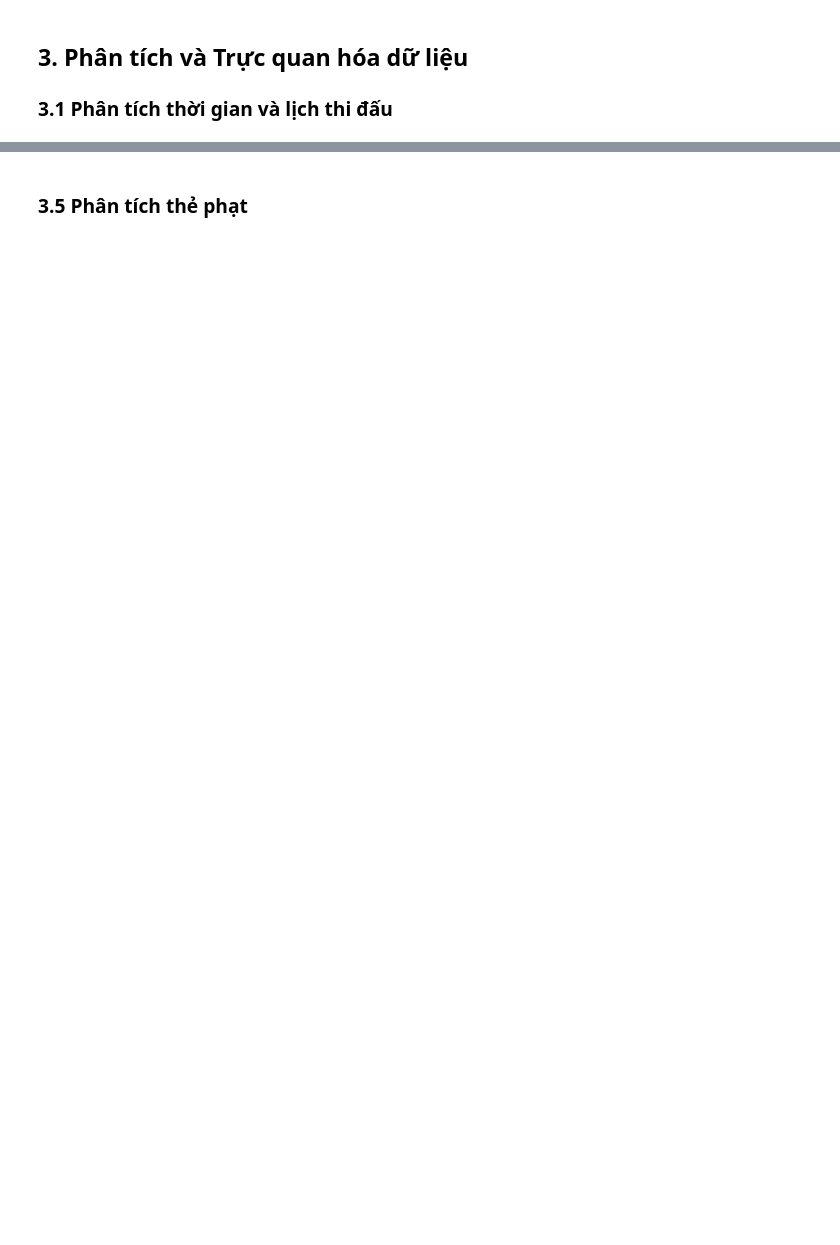
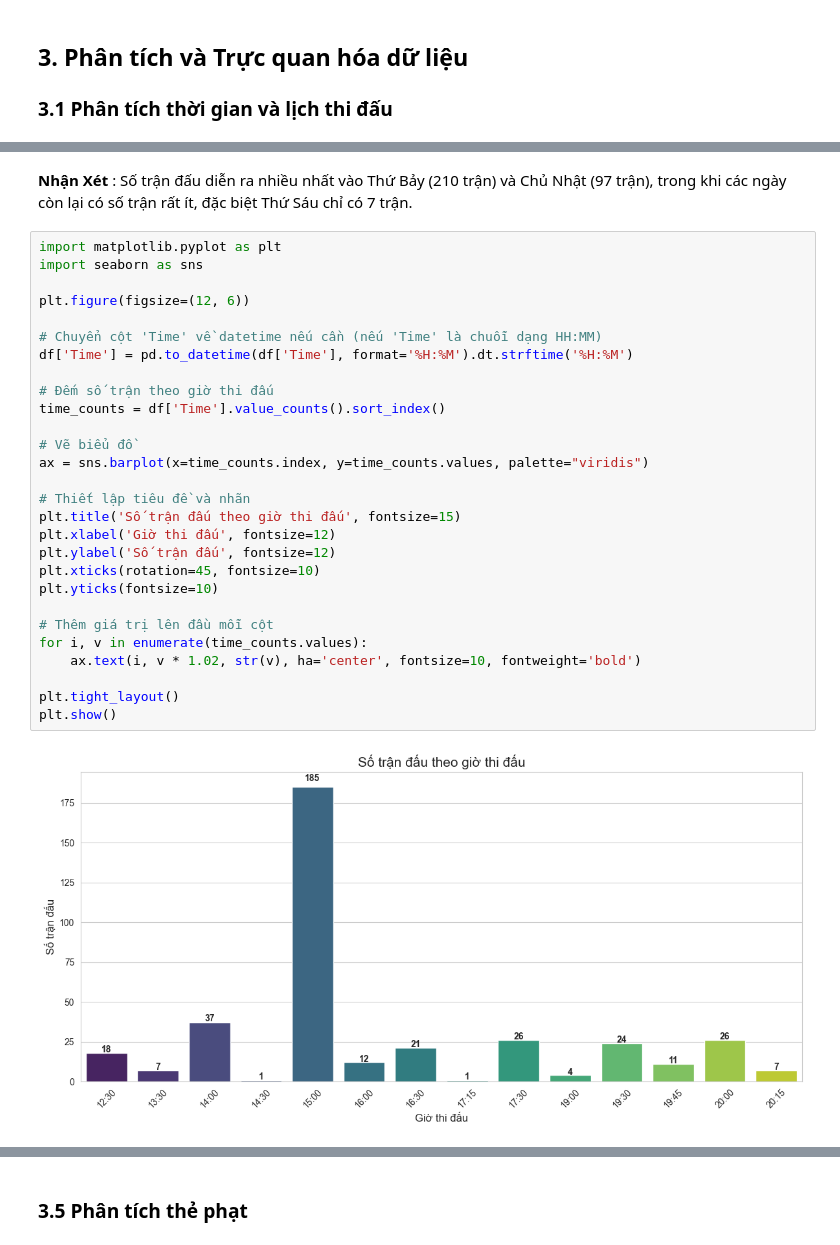
Before and after one commit to TuanMinhDo1203/Reddit_Sentiment_Analysis, a Jupyter notebook: code/visualization/match_info_visualization.ipynb, the cells around one changed output, grey strips where cells are left out. Saved outputs shown, nothing was run; the diff lists cells and outputs as text; blank space fills up the shorter version.

```diff
--- a/code/visualization/match_info_visualization.ipynb
+++ b/code/visualization/match_info_visualization.ipynb
@@ -484,0 +210,32 @@ plt.show()
+# %% [markdown]
+**Nhận Xét** : Số trận đấu diễn ra nhiều nhất vào Thứ Bảy (210 trận) và Chủ Nhật (97 trận), trong khi các ngày còn lại có số trận rất ít, đặc biệt Thứ Sáu chỉ có 7 trận.
+# %%
+import matplotlib.pyplot as plt
+import seaborn as sns
+
+plt.figure(figsize=(12, 6))
+
+# Chuyển cột 'Time' về datetime nếu cần (nếu 'Time' là chuỗi dạng HH:MM)
+df['Time'] = pd.to_datetime(df['Time'], format='%H:%M').dt.strftime('%H:%M')
+
+# Đếm số trận theo giờ thi đấu
+time_counts = df['Time'].value_counts().sort_index()
+
+# Vẽ biểu đồ
+ax = sns.barplot(x=time_counts.index, y=time_counts.values, palette="viridis")
+
+# Thiết lập tiêu đề và nhãn
+plt.title('Số trận đấu theo giờ thi đấu', fontsize=15)
+plt.xlabel('Giờ thi đấu', fontsize=12)
+plt.ylabel('Số trận đấu', fontsize=12)
+plt.xticks(rotation=45, fontsize=10)
+plt.yticks(fontsize=10)
+
+# Thêm giá trị lên đầu mỗi cột
+for i, v in enumerate(time_counts.values):
+    ax.text(i, v * 1.02, str(v), ha='center', fontsize=10, fontweight='bold')
+
+plt.tight_layout()
+plt.show()
+# %% [output]
+[figure, added]
```
Also changed, not shown: parts of 46 cells of this notebook.
